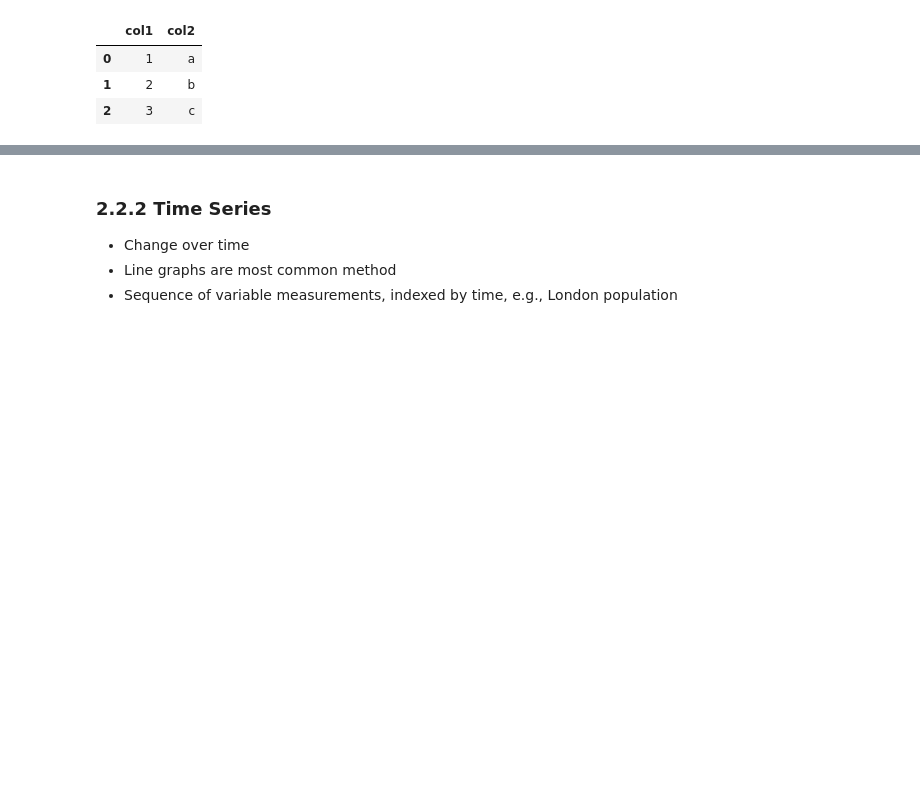
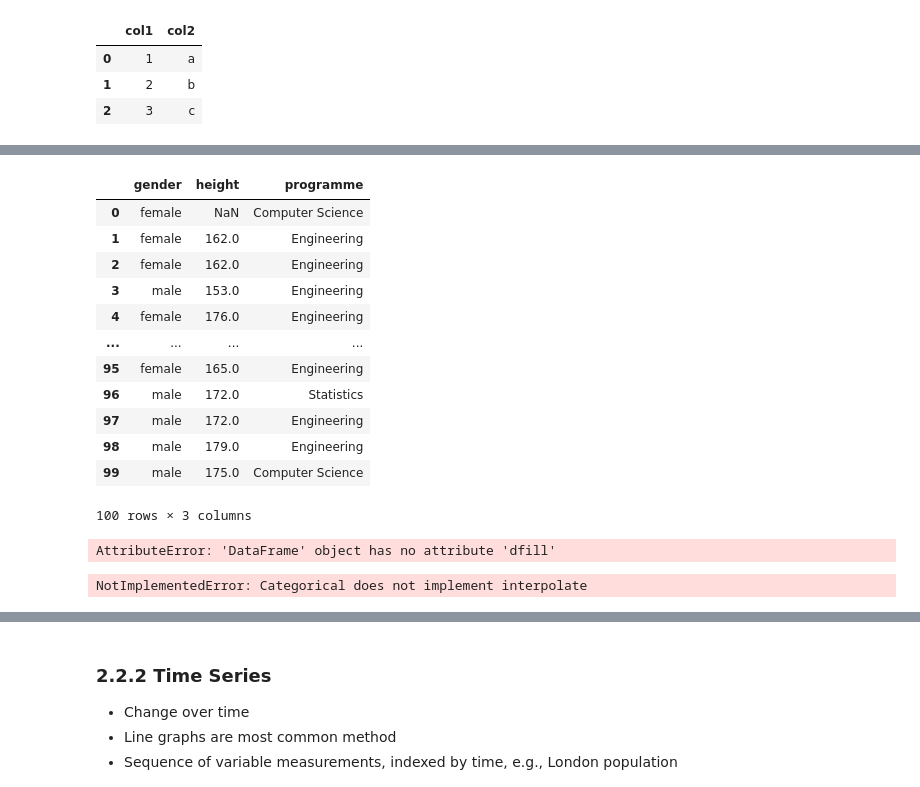
Before and after one commit to Mesterlol101/SIM-UOL, a Jupyter notebook: Y3S1/CM3005 - Data Science/Topic 2 - Data Processing/Topic02_3.ipynb, the cells around one changed output, grey strips where cells are left out. Drawn from its saved outputs; the diff is of its cells as text; code cells hidden in the pictures; blank space fills up the shorter version.

```diff
--- a/Y3S1/CM3005 - Data Science/Topic 2 - Data Processing/Topic02_3.ipynb
+++ b/Y3S1/CM3005 - Data Science/Topic 2 - Data Processing/Topic02_3.ipynb
@@ -192,0 +392,25 @@ File saved.
+# %%
+df.ffill()
+# %% [output]
+|  | gender | height | programme |
+| 0 | female | NaN | Computer Science |
+| 1 | female | 162.0 | Engineering |
+| 2 | female | 162.0 | Engineering |
+| 3 | male | 153.0 | Engineering |
+| 4 | female | 176.0 | Engineering |
+| ... | ... | ... | ... |
+| 95 | female | 165.0 | Engineering |
+| 96 | male | 172.0 | Statistics |
+| 97 | male | 172.0 | Engineering |
+| 98 | male | 179.0 | Engineering |
+| 99 | male | 175.0 | Computer Science |
+100 rows × 3 columns
+# %%
+df.dfill()
+# %% [output]
+AttributeError: 'DataFrame' object has no attribute 'dfill'
+# %%
+# Only works for numerical data
+df.interpolate(method='linear')
+# %% [output]
+NotImplementedError: Categorical does not implement interpolate
```
Also changed, not shown: parts of 39 cells of this notebook, 12 other files.
